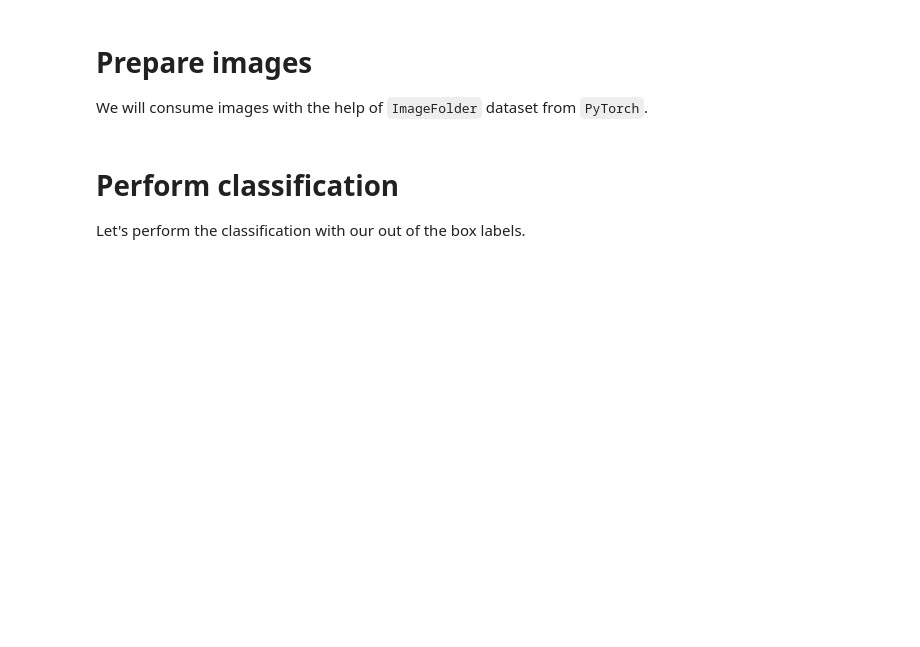
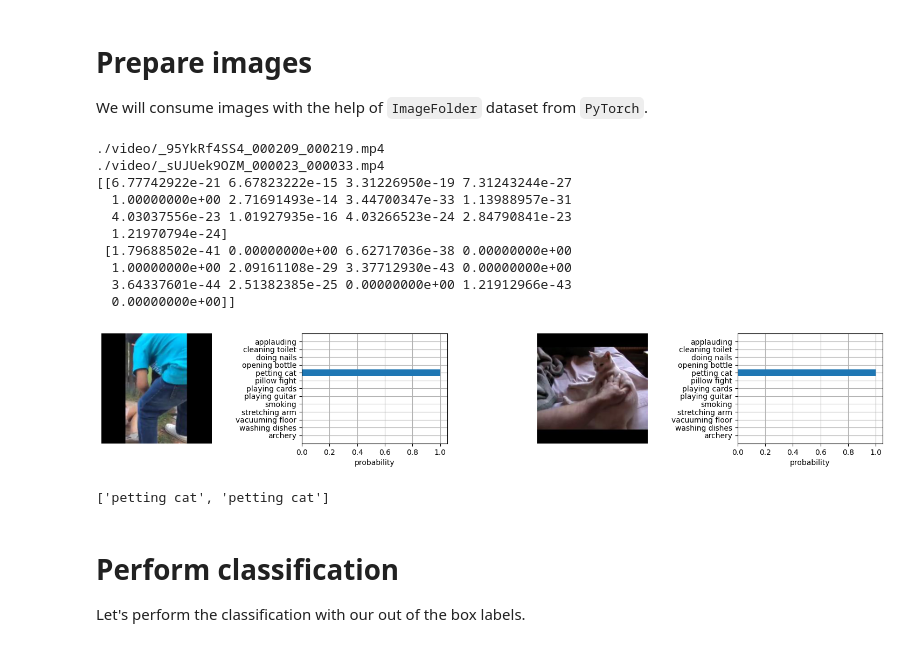
Before and after one commit to cc-ca/Human_action_understanding, a Jupyter notebook: Clip_Action_Recognition.ipynb, the cells around one changed output. Saved outputs shown, nothing was run; the diff lists cells and outputs as text; code cells hidden in the pictures; blank space fills up the shorter version.

```diff
--- a/Clip_Action_Recognition.ipynb
+++ b/Clip_Action_Recognition.ipynb
@@ -225,5 +230,6 @@ def sample_video(video_paths):
 # %%
 def predict_action(video_path, class_names):
+  video_action_probs = list()
   for video in video_path:
     print("./video/"+video)
     sample_video("./video/"+video)
@@ -246,7 +252,17 @@ def predict_action(video_path, class_names):
   with torch.no_grad():
     image_features = model.encode_image(image_input).float()
 
+
+
+  text_probs = (100.0 * image_features @ text_features.T).softmax(dim=-1)
+  text_probs = np.array(text_probs.cpu())
+  print(text_probs)
+  for i in range(len(text_probs)):
+    index_max = np.argmax(text_probs)
+    #video_action_probs.append((video_path[i],class_names[index_max]))
+    video_action_probs.append(class_names[index_max])
   show_results(image_features, text_features, class_names, dataset)
   deleteFrames()
+  return video_action_probs
 # %%
 class_names = ['applauding', 'cleaning toilet', 'doing nails', 'opening bottle', 'petting cat', 'pillow fight', 'playing cards', 'playing guitar', 'smoking', 'stretching arm', 'vacuuming floor', 'washing dishes', 'archery']
@@ -254,6 +269,29 @@ video_paths = list(("video.mp4", "video2.mp4", "video3.mp4", "video4.mp4", "vide
 # %%
 video_names = sorted(os.listdir('./video/'))
+
 if(len(video_names) != 0):
-  predict_action(video_names, class_names)
+  if(video_names[0] == ".ipynb_checkpoints"):
+    video_names.pop(0)
+  try:
+    video_action_probs = predict_action(video_names, class_names)
+  except:
+    print("Incorrect files or Error during prediction !")
+
 else:
-  print("The folder video is empty. Upload video you want to predict in it !")
+  print("The folder video is empty. Upload inside video(s) you want to predict !")
+# %% [output]
+./video/_95YkRf4SS4_000209_000219.mp4
+./video/_sUJUek9OZM_000023_000033.mp4
+[[6.77742922e-21 6.67823222e-15 3.31226950e-19 7.31243244e-27
+  1.00000000e+00 2.71691493e-14 3.44700347e-33 1.13988957e-31
+  4.03037556e-23 1.01927935e-16 4.03266523e-24 2.84790841e-23
+  1.21970794e-24]
+ [1.79688502e-41 0.00000000e+00 6.62717036e-38 0.00000000e+00
+  1.00000000e+00 2.09161108e-29 3.37712930e-43 0.00000000e+00
+  3.64337601e-44 2.51382385e-25 0.00000000e+00 1.21912966e-43
+  0.00000000e+00]]
+[figure, added]
+# %%
+print(video_action_probs)
+# %% [output]
+['petting cat', 'petting cat']
```
Also changed, not shown: parts of 7 cells of this notebook.
